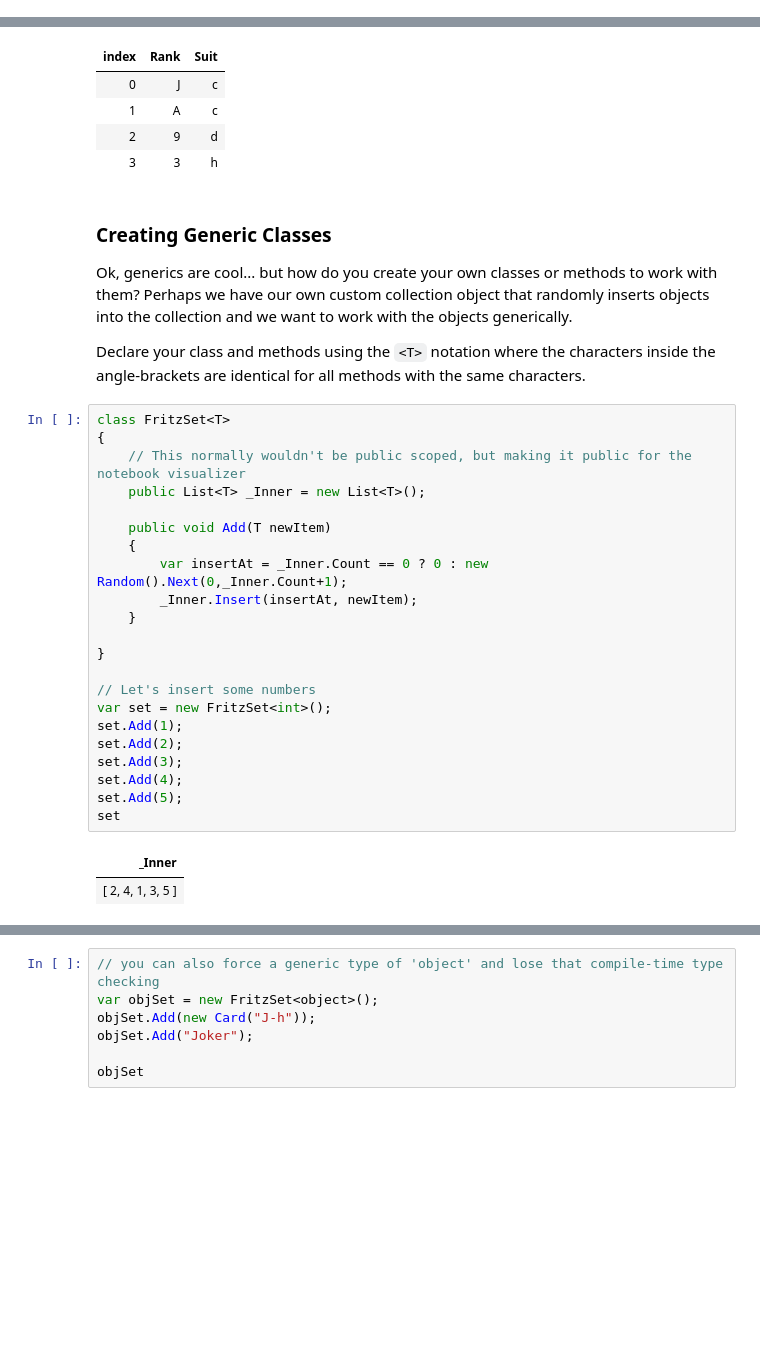
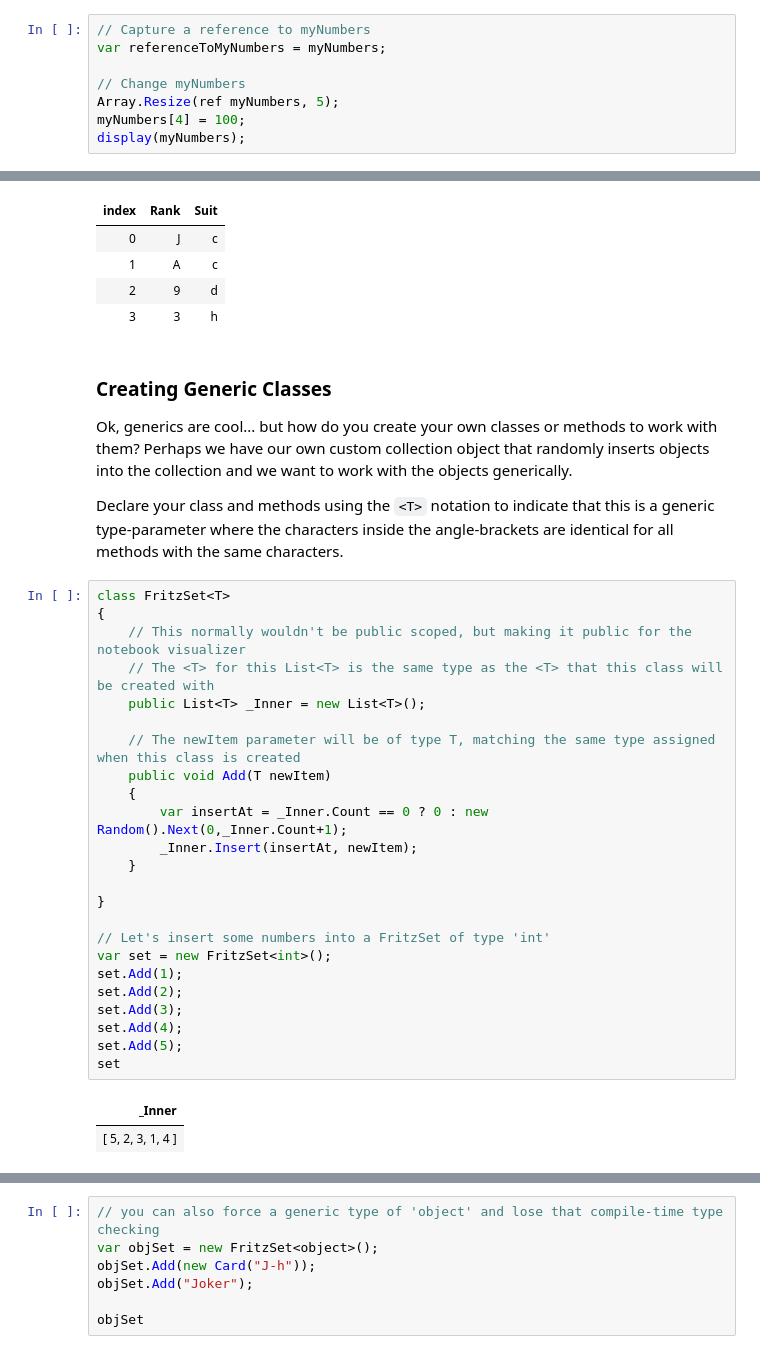
Before and after one commit to csharpfritz/csharp_with_csharpfritz, a Jupyter notebook: notebooks/0105-CollectionsAndGenerics.ipynb, the cells around one changed output, grey strips where cells are left out. Drawn from its saved outputs; the diff is of its cells as text; blank space fills up the shorter version.

```diff
--- a/notebooks/0105-CollectionsAndGenerics.ipynb
+++ b/notebooks/0105-CollectionsAndGenerics.ipynb
@@ -87,0 +95,8 @@ display(myNumbers);
+# %%
+// Capture a reference to myNumbers
+var referenceToMyNumbers = myNumbers;
+
+// Change myNumbers
+Array.Resize(ref myNumbers, 5);
+myNumbers[4] = 100;
+display(myNumbers);
@@ -363,30 +407,32 @@ set
 
 Ok, generics are cool... but how do you create your own classes or methods to work with them?  Perhaps we have our own custom collection object that randomly inserts objects into the collection and we want to work with the objects generically.
 
-Declare your class and methods using the `<T>` notation where the characters inside the angle-brackets are identical for all methods with the same characters.
+Declare your class and methods using the `<T>` notation to indicate that this is a generic type-parameter where the characters inside the angle-brackets are identical for all methods with the same characters.
 # %%
 class FritzSet<T>
 {
     // This normally wouldn't be public scoped, but making it public for the notebook visualizer
+    // The <T> for this List<T> is the same type as the <T> that this class will be created with
     public List<T> _Inner = new List<T>();
 
+    // The newItem parameter will be of type T, matching the same type assigned when this class is created
     public void Add(T newItem)
     {
         var insertAt = _Inner.Count == 0 ? 0 : new Random().Next(0,_Inner.Count+1);
         _Inner.Insert(insertAt, newItem);
     }
 
 }
 
-// Let's insert some numbers
+// Let's insert some numbers into a FritzSet of type 'int'
 var set = new FritzSet<int>();
 set.Add(1);
 set.Add(2);
 set.Add(3);
 set.Add(4);
 set.Add(5);
 set
 # %% [output]
 | _Inner |
-| [ 2, 4, 1, 3, 5 ] |
+| [ 5, 2, 3, 1, 4 ] |
 # %%
```
Also changed, not shown: parts of 36 cells of this notebook.
